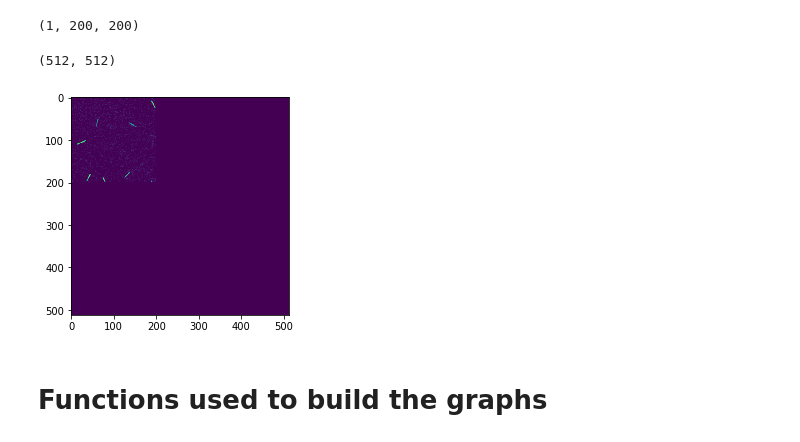
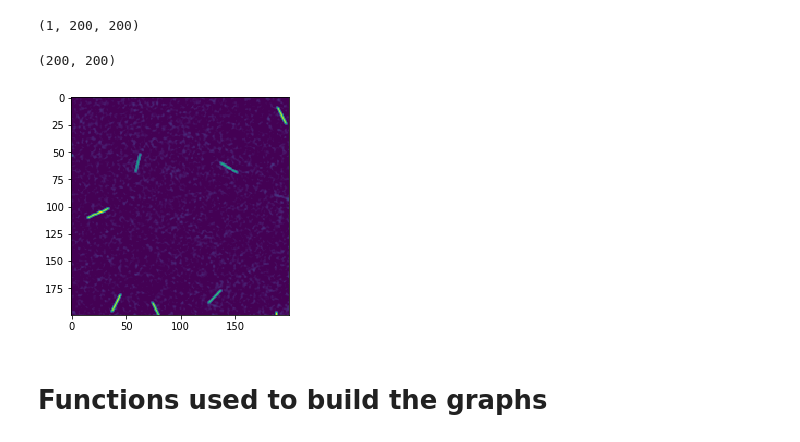
Before and after one commit to hadim/Fiji_MaskRCNN, a Jupyter notebook: training/Notebooks/4_Build_Processing_Graph.ipynb, the cells around one changed output. Cells and saved outputs as stored; diff of their text form; code cells hidden in the pictures.

```diff
--- a/training/Notebooks/4_Build_Processing_Graph.ipynb
+++ b/training/Notebooks/4_Build_Processing_Graph.ipynb
@@ -62,17 +64,14 @@ if len(original_images.shape) == 2:
 original_images.shape
 # %% [output]
 (1, 200, 200)
-# %%
-original_image = original_images[0]
-padded_image = np.pad(original_image, [(0, IMAGE_MAX_DIM - original_image.shape[0]),
-                                       (0, IMAGE_MAX_DIM - original_image.shape[1])],
-                      mode='constant', constant_values=0)
-
-plt.imshow(padded_image)
-padded_image.shape
-# %% [output]
-(512, 512)
-[figure, removed]
+# %%
+original_image = original_images[0]
+input_image = original_image
+plt.imshow(input_image)
+input_image.shape
+# %% [output]
+(200, 200)
+[figure, added]
 # %% [markdown]
 # Functions used to build the graphs
 # %%
```
Also changed, not shown: parts of 8 cells of this notebook, 4 other files.
